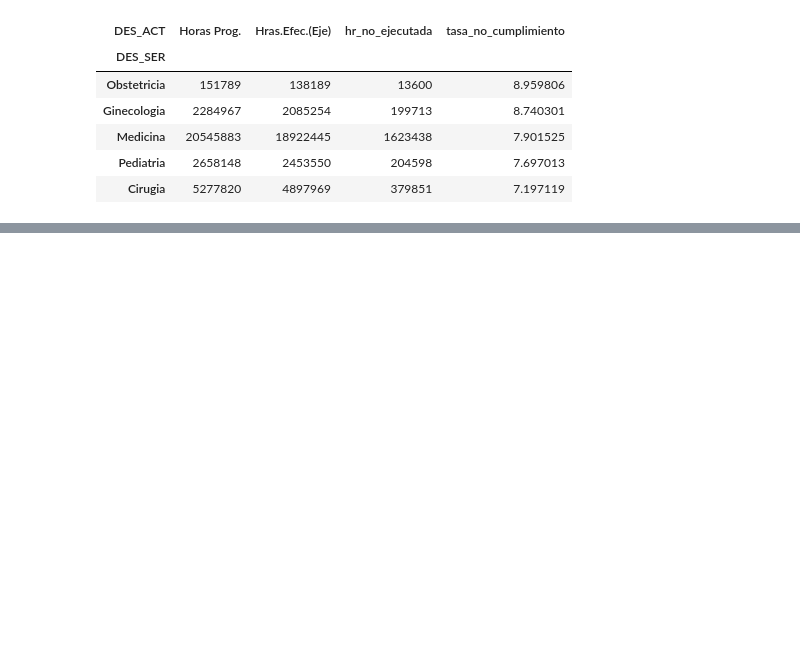
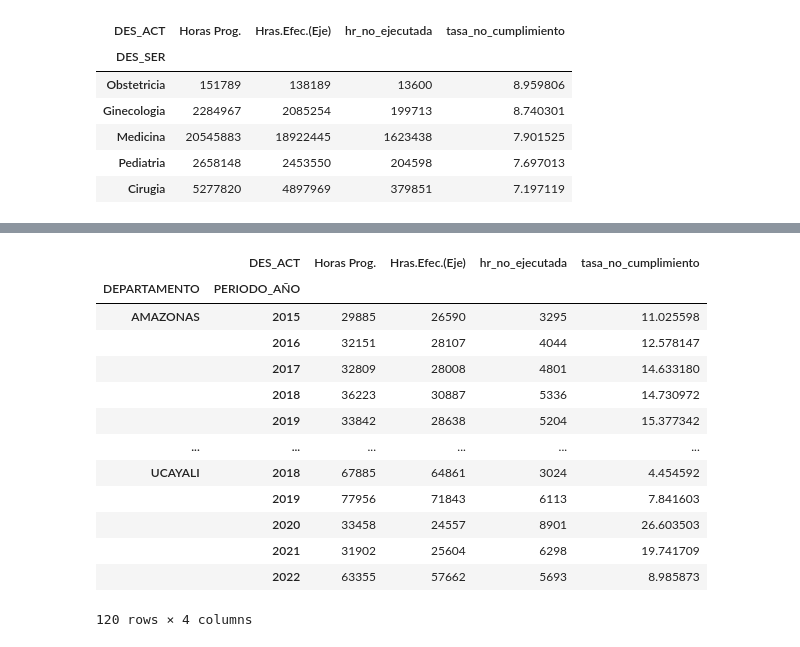
Before and after one commit to jeanpierre-gamboa/Data_Analysis_Essalud, a Jupyter notebook: perfil.ipynb, the cells around one changed output, grey strips where cells are left out. Saved outputs shown, nothing was run; the diff lists cells and outputs as text; code cells hidden in the pictures; blank space fills up the shorter version.

```diff
--- a/perfil.ipynb
+++ b/perfil.ipynb
@@ -195,0 +288,29 @@ df_tabla.sort_values(by="tasa_no_cumplimiento", ascending= False)
+# %%
+deps = [
+    "AMAZONAS", "LAMBAYEQUE", "AYACUCHO", "MADRE DE DIOS", "CAJAMARCA",
+    "UCAYALI", "LIMA", "CALLAO", "HUANUCO", "AREQUIPA",
+    "PASCO", "MOQUEGUA", "PIURA", "LA LIBERTAD", "LORETO",
+]
+df_horas = df[df["DES_ACT"].isin(["Horas Prog.", "Hras.Efec.(Eje)"])]
+df_horas_filt = df_horas[df_horas["DEPARTAMENTO"].isin(deps)]
+df_horas_filt["PERIODO_AÑO"] = (df_horas_filt["PERIODO"]//100)
+df_tabla_per = df_horas_filt.groupby(["DEPARTAMENTO","PERIODO_AÑO","DES_ACT"])["CANTIDAD"].sum()
+df_tabla_per = df_tabla_per.unstack()
+df_tabla_per["hr_no_ejecutada"] = df_tabla_per["Horas Prog."] - df_tabla_per["Hras.Efec.(Eje)"]
+df_tabla_per["tasa_no_cumplimiento"] = (df_tabla_per["hr_no_ejecutada"] / df_tabla_per["Horas Prog."])*100
+df_tabla_per
+# %% [output]
+|  | DES_ACT | Horas Prog. | Hras.Efec.(Eje) | hr_no_ejecutada | tasa_no_cumplimiento |
+| DEPARTAMENTO | PERIODO_AÑO |  |  |  |  |
+| AMAZONAS | 2015 | 29885 | 26590 | 3295 | 11.025598 |
+|  | 2016 | 32151 | 28107 | 4044 | 12.578147 |
+|  | 2017 | 32809 | 28008 | 4801 | 14.633180 |
+|  | 2018 | 36223 | 30887 | 5336 | 14.730972 |
+|  | 2019 | 33842 | 28638 | 5204 | 15.377342 |
+| ... | ... | ... | ... | ... | ... |
+| UCAYALI | 2018 | 67885 | 64861 | 3024 | 4.454592 |
+|  | 2019 | 77956 | 71843 | 6113 | 7.841603 |
+|  | 2020 | 33458 | 24557 | 8901 | 26.603503 |
+|  | 2021 | 31902 | 25604 | 6298 | 19.741709 |
+|  | 2022 | 63355 | 57662 | 5693 | 8.985873 |
+120 rows × 4 columns
```
Also changed, not shown: parts of 9 cells of this notebook.
